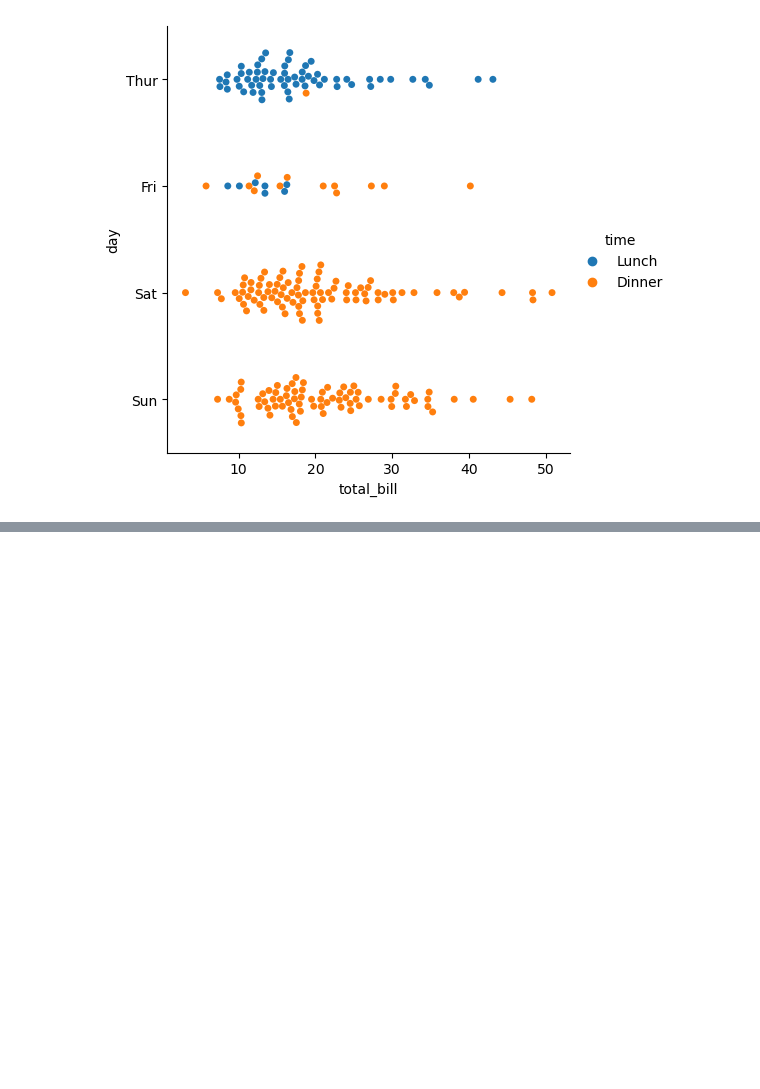
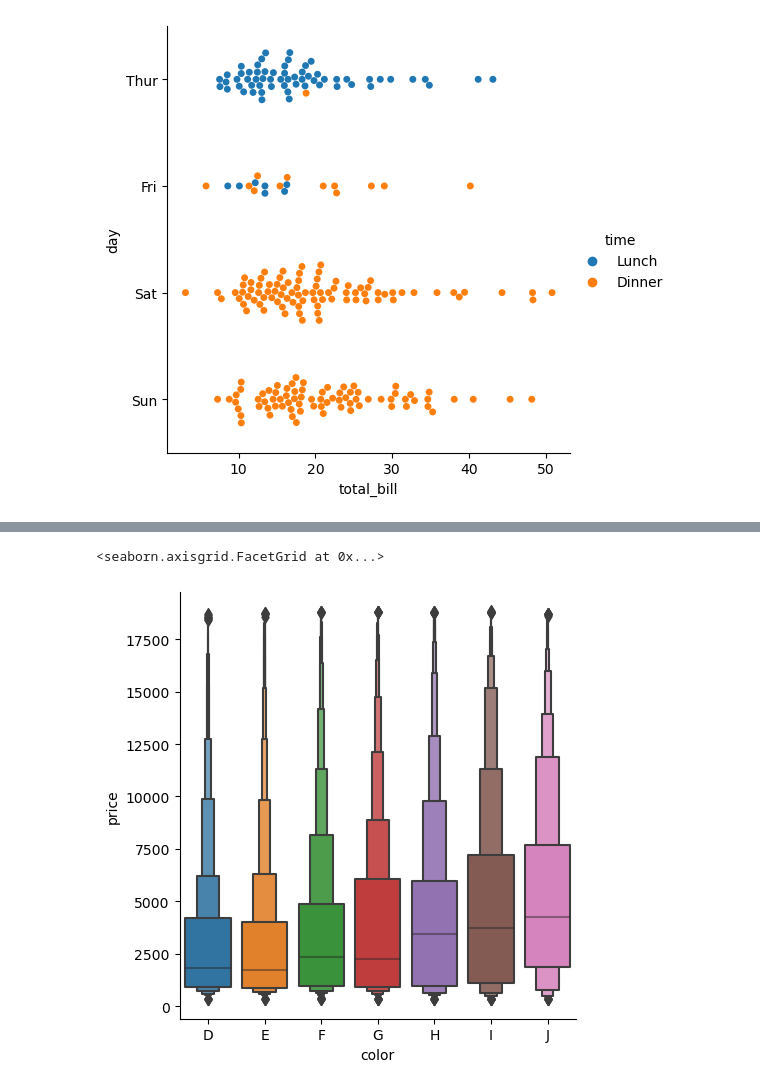
Before and after one commit to jhwn533/Pallet-Town, a Jupyter notebook: Seaborn_Tutorial/Visualizing categorical data.ipynb, the cells around one changed output, grey strips where cells are left out. Saved outputs shown, nothing was run; the diff lists cells and outputs as text; code cells hidden in the pictures; blank space fills up the shorter version.

```diff
--- a/Seaborn_Tutorial/Visualizing categorical data.ipynb
+++ b/Seaborn_Tutorial/Visualizing categorical data.ipynb
@@ -98,0 +129,11 @@ sns.catplot(data=tips, x="total_bill", y="day", hue="time", kind="swarm")
+# %%
+# boxenplot(): 박스 플롯과 유사, 분포의 모양에 대한 자세한 정보를 표시하는 데 최적화
+# 큰 데이터 집합 표현에 적합
+diamonds = sns.load_dataset("diamonds")
+sns.catplot(
+    data=diamonds.sort_values("color"),
+    x="color", y="price", kind="boxen",
+)
+# %% [output]
+<seaborn.axisgrid.FacetGrid at 0x...>
+[figure, added]
```
Also changed, not shown: parts of 15 cells of this notebook.
